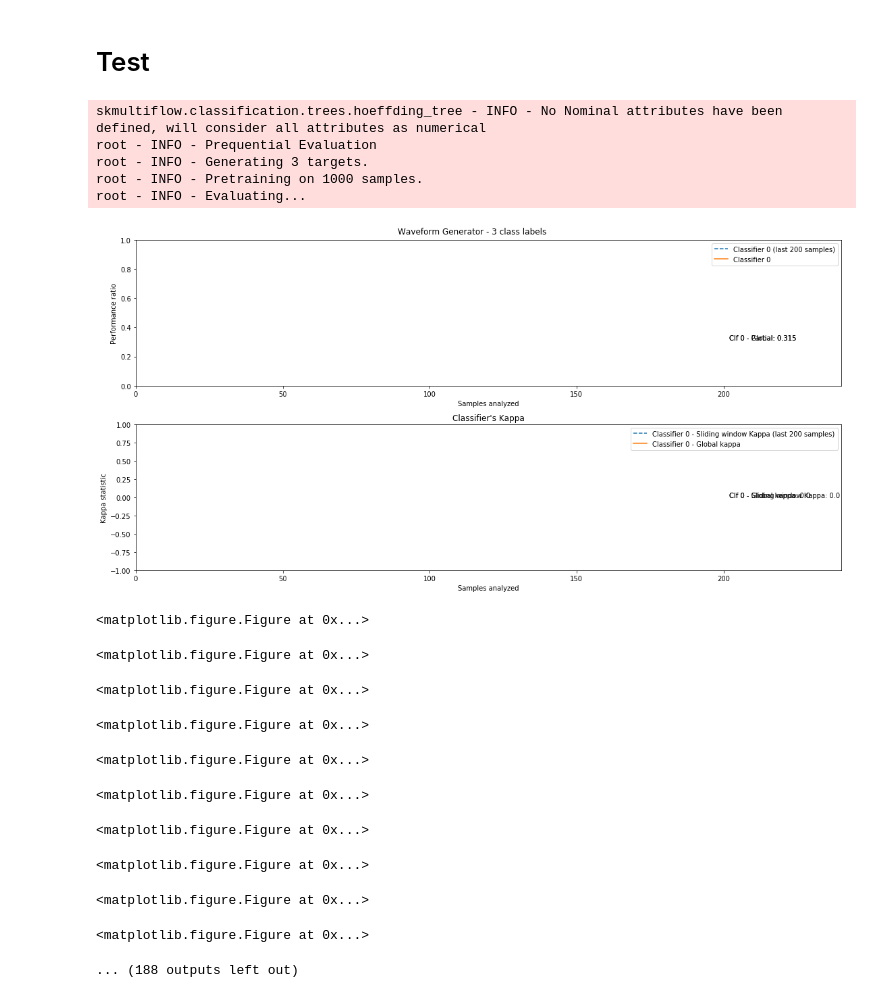
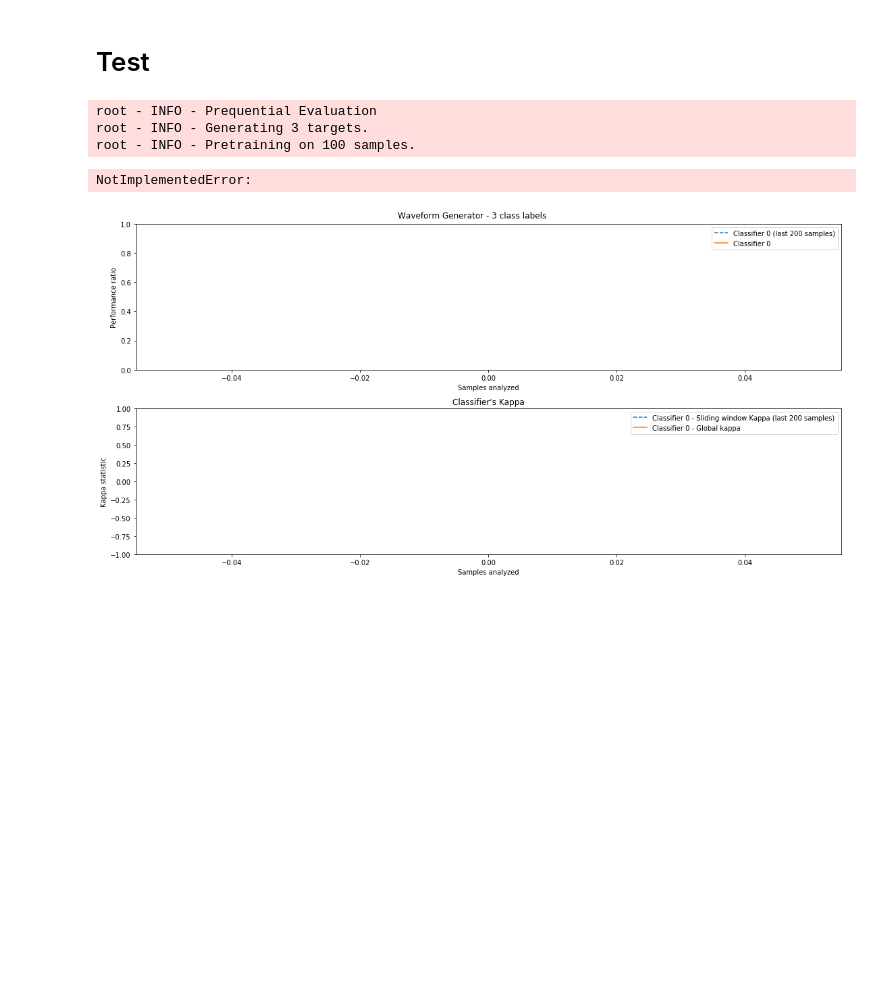
Before and after one commit to andersoncarlosfs/StreamingAlgorithms, a Jupyter notebook: code/adaptive_random_forests.ipynb, the cells around one changed output. Cells and saved outputs as stored; diff of their text form; code cells hidden in the pictures; blank space fills up the shorter version.

```diff
--- a/code/adaptive_random_forests.ipynb
+++ b/code/adaptive_random_forests.ipynb
@@ -169,35 +291,23 @@ class ADFHoeffdingTree(HoeffdingTree):
 # %%
 from skmultiflow.data.generators.waveform_generator import WaveformGenerator
 from skmultiflow.classification.trees.hoeffding_tree import HoeffdingTree
 from skmultiflow.evaluation.evaluate_prequential import EvaluatePrequential
 
 # 1. Create a stream
 stream = WaveformGenerator()
 stream.prepare_for_use()
 
 # 2. Instantiate the classifier
-adfht = ADFHoeffdingTree()
+adfht = AdaptiveRandomForest()
 
 # 3. Setup the evaluator
-eval = EvaluatePrequential(show_plot=True, pretrain_size=1000, max_instances=100000)
+eval = EvaluatePrequential(show_plot=True, pretrain_size=100, max_instances=10000)
 
 # 4. Run evaluation
 eval.eval(stream=stream, classifier=adfht)
 # %% [output]
-skmultiflow.classification.trees.hoeffding_tree - INFO - No Nominal attributes have been defined, will consider all attributes as numerical
 root - INFO - Prequential Evaluation
 root - INFO - Generating 3 targets.
-root - INFO - Pretraining on 1000 samples.
-root - INFO - Evaluating...
+root - INFO - Pretraining on 100 samples.
+NotImplementedError:
-[figure, old version]
+[figure, new version]
-<matplotlib.figure.Figure at 0x...>
-<matplotlib.figure.Figure at 0x...>
-<matplotlib.figure.Figure at 0x...>
-<matplotlib.figure.Figure at 0x...>
-<matplotlib.figure.Figure at 0x...>
-<matplotlib.figure.Figure at 0x...>
-<matplotlib.figure.Figure at 0x...>
-<matplotlib.figure.Figure at 0x...>
-<matplotlib.figure.Figure at 0x...>
-<matplotlib.figure.Figure at 0x...>
-... (188 outputs left out)
```
Also changed, not shown: parts of 1 cell of this notebook.
